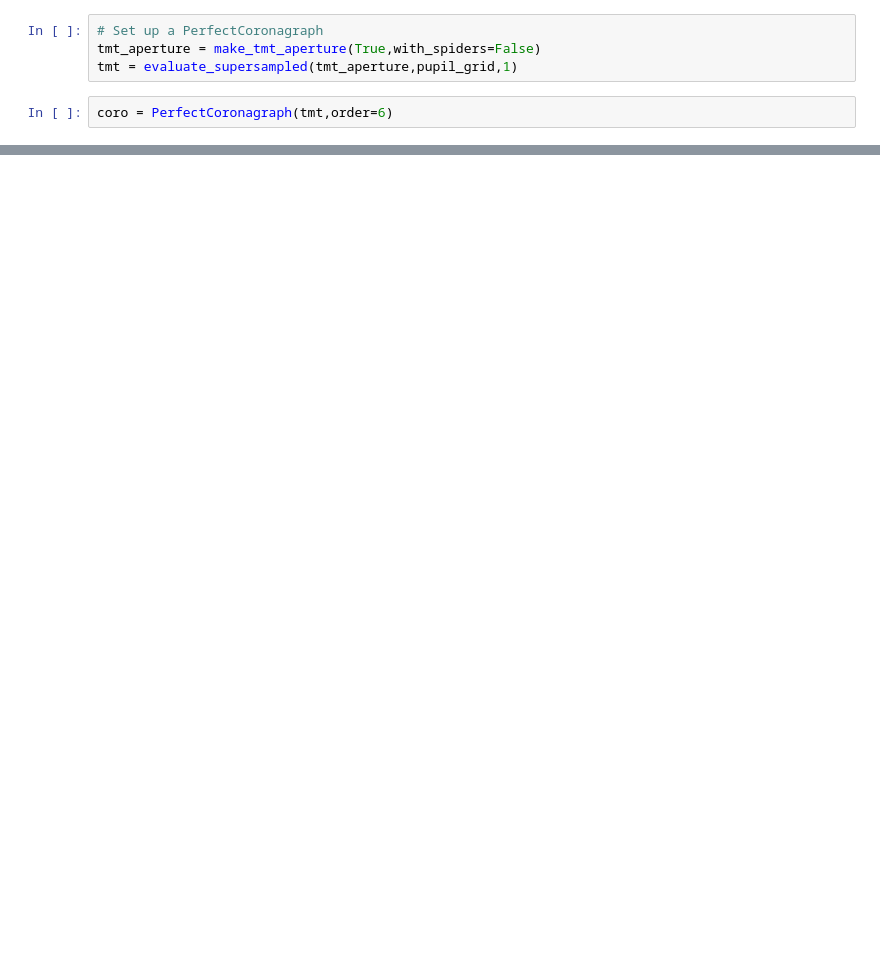
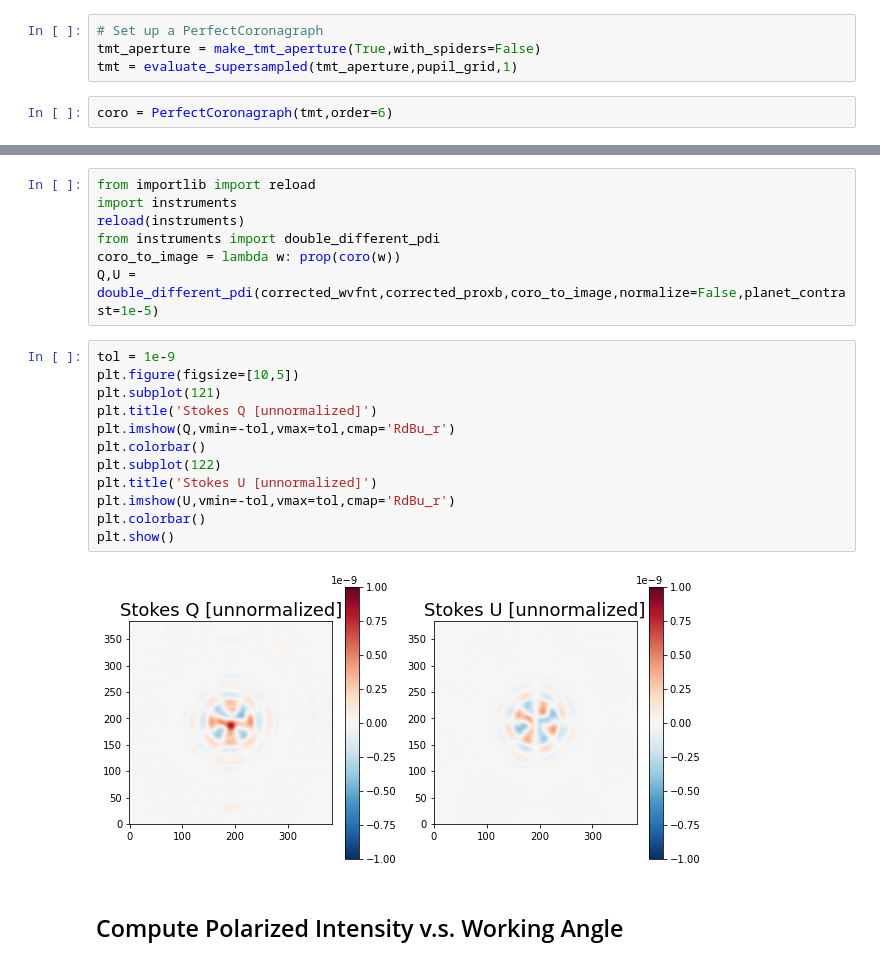
Before and after one commit to Jashcraf/polarization-gsmts-II, a Jupyter notebook: tmt_coronagraph.ipynb, the cells around one changed output, grey strips where cells are left out. Drawn from its saved outputs; the diff is of its cells as text; blank space fills up the shorter version.

```diff
--- a/tmt_coronagraph.ipynb
+++ b/tmt_coronagraph.ipynb
@@ -212,0 +240,23 @@ plt.show()
+# %%
+from importlib import reload
+import instruments
+reload(instruments)
+from instruments import double_different_pdi
+coro_to_image = lambda w: prop(coro(w))
+Q,U = double_different_pdi(corrected_wvfnt,corrected_proxb,coro_to_image,normalize=False,planet_contrast=1e-5)
+# %%
+tol = 1e-9
+plt.figure(figsize=[10,5])
+plt.subplot(121)
+plt.title('Stokes Q [unnormalized]')
+plt.imshow(Q,vmin=-tol,vmax=tol,cmap='RdBu_r')
+plt.colorbar()
+plt.subplot(122)
+plt.title('Stokes U [unnormalized]')
+plt.imshow(U,vmin=-tol,vmax=tol,cmap='RdBu_r')
+plt.colorbar()
+plt.show()
+# %% [output]
+[figure, added]
+# %% [markdown]
+## Compute Polarized Intensity v.s. Working Angle
```
Also changed, not shown: parts of 18 cells of this notebook, 1 other file.
